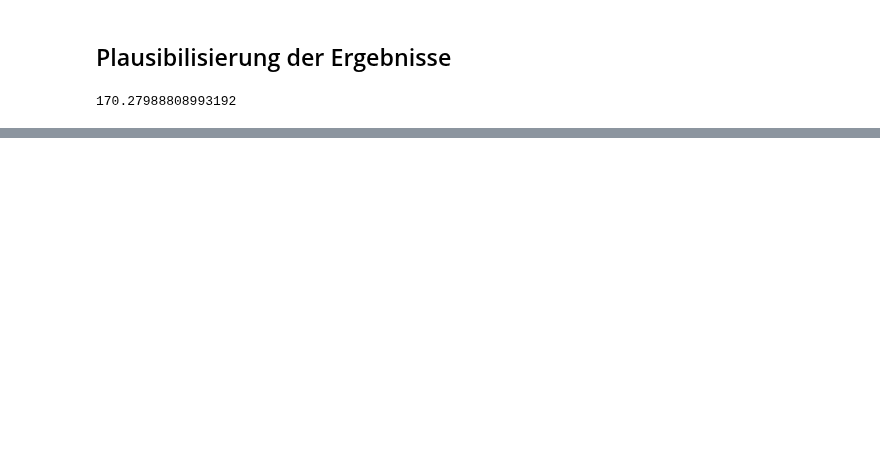
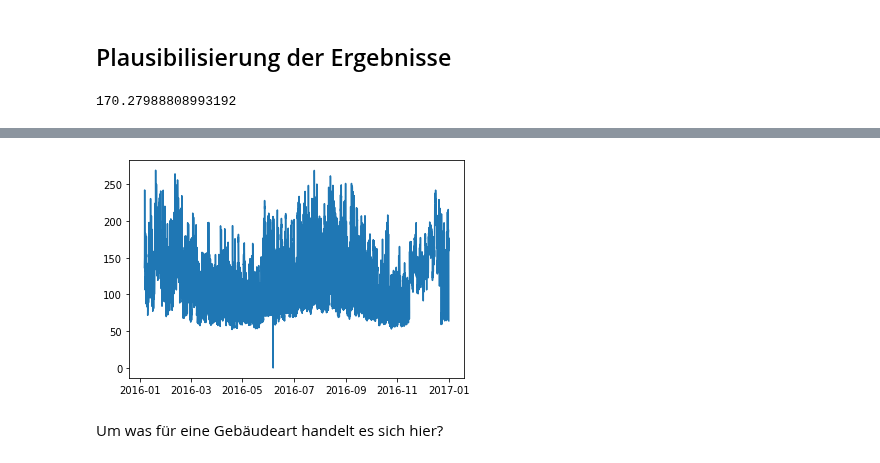
Before and after one commit to juebrauer/central, a Jupyter notebook: 033_data_science_gebaeudedaten/analyse_gebaeudedaten_webinarvorlage.ipynb, the cells around one changed output, grey strips where cells are left out. Cells and saved outputs as stored; diff of their text form; code cells hidden in the pictures; blank space fills up the shorter version.

```diff
--- a/033_data_science_gebaeudedaten/analyse_gebaeudedaten_webinarvorlage.ipynb
+++ b/033_data_science_gebaeudedaten/analyse_gebaeudedaten_webinarvorlage.ipynb
@@ -433,0 +476,2 @@ t_stromverbrauch_nach_gebaeudeart.loc["Office"]["strom_pro_qm"] * 24 * 365
+# %%
+t_zaehler["timestamp"] = pandas.to_datetime( t_zaehler["timestamp"] )
@@ -433,0 +486,5 @@ t_stromverbrauch_nach_gebaeudeart.loc["Office"]["strom_pro_qm"] * 24 * 365
+# %%
+t_zaehler.set_index("timestamp", inplace=True)
+# %%
+zr = t_zaehler.query("meter==0 and building_id==300")["meter_reading"]
+zr
@@ -433,0 +505,7 @@ t_stromverbrauch_nach_gebaeudeart.loc["Office"]["strom_pro_qm"] * 24 * 365
+# %%
+plt.plot(zr)
+plt.show()
+# %% [output]
+[figure, added]
+# %% [markdown]
+Um was für eine Gebäudeart handelt es sich hier?
```
Also changed, not shown: parts of 35 cells of this notebook.
